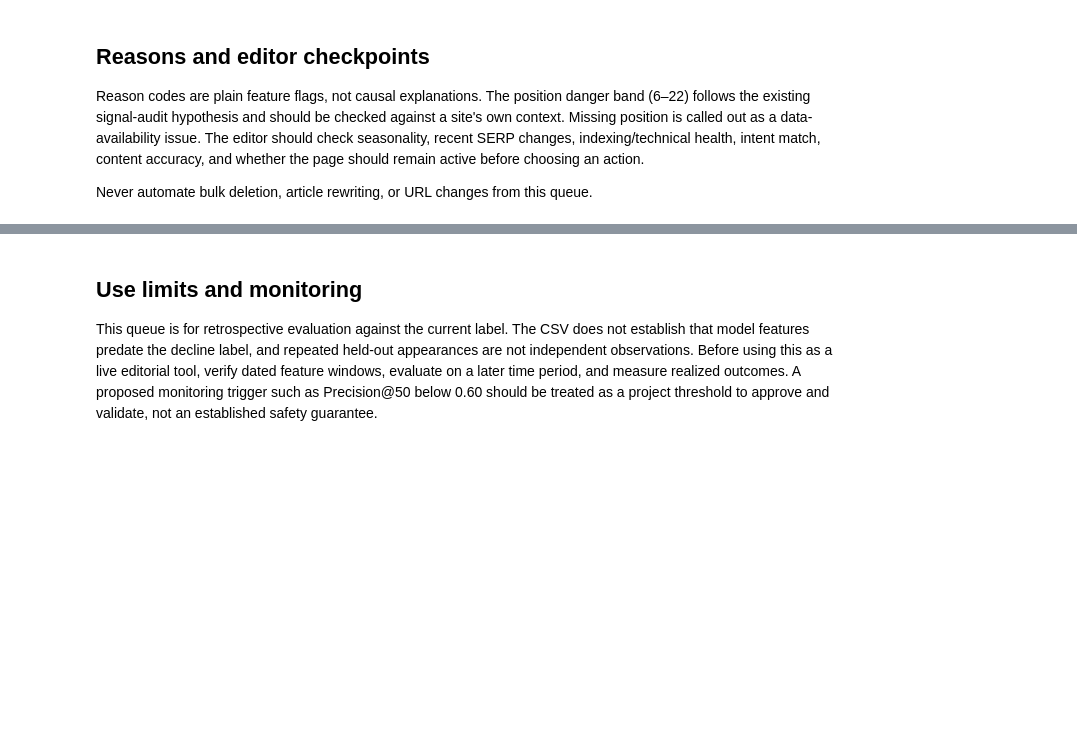
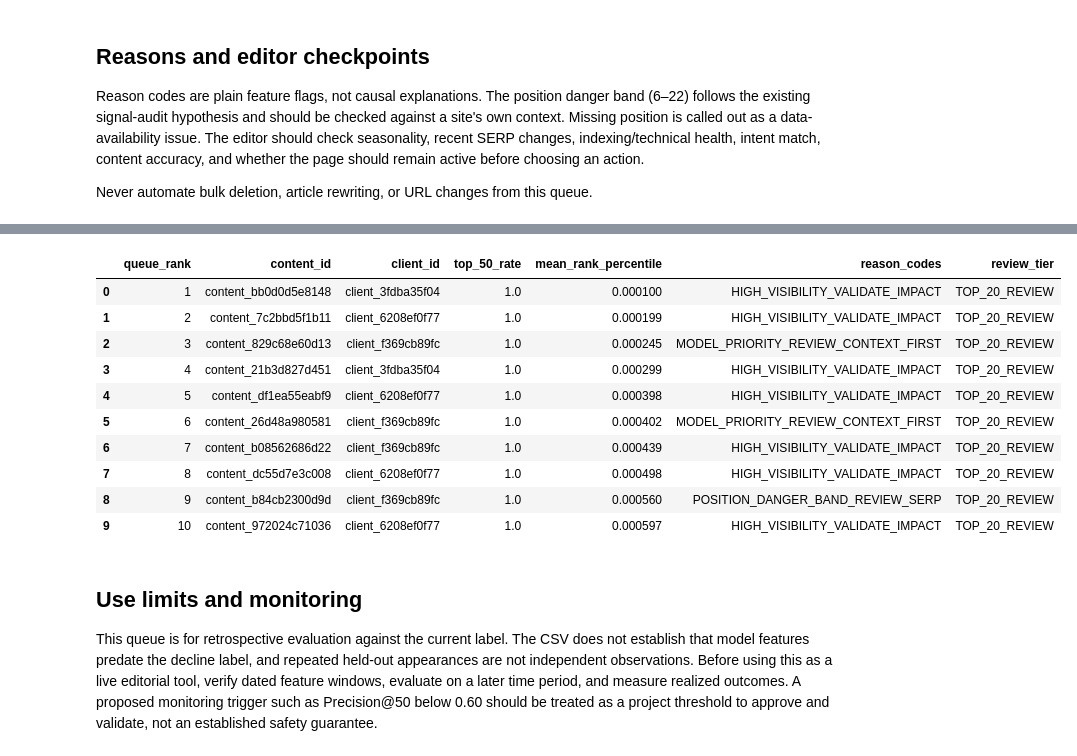
Before and after one commit to huseyinTozluyurt/Flyrank-Internship-MachineLearning, a Jupyter notebook: work/notebooks/milestone_5_action_playbook.ipynb, the cells around one changed output, grey strips where cells are left out. Saved outputs shown, nothing was run; the diff lists cells and outputs as text; code cells hidden in the pictures; blank space fills up the shorter version.

```diff
--- a/work/notebooks/milestone_5_action_playbook.ipynb
+++ b/work/notebooks/milestone_5_action_playbook.ipynb
@@ -167,6 +167,20 @@ display(logistic_queue.head(10)[['queue_rank','content_id','client_id','top_50_r
 | 7 | 8 | content_6384168f8647 | client_624b60c58c | 1.0 | 0.000582 | POSITION_DANGER_BAND_REVIEW_SERP | TOP_20_REVIEW |
 | 8 | 9 | content_81fa7fe2098e | client_3fdba35f04 | 1.0 | 0.000597 | MODEL_PRIORITY_REVIEW_CONTEXT_FIRST | TOP_20_REVIEW |
 | 9 | 10 | content_26d48a980581 | client_f369cb89fc | 1.0 | 0.000630 | MODEL_PRIORITY_REVIEW_CONTEXT_FIRST | TOP_20_REVIEW |
+# %%
+display(forest_queue.head(10)[['queue_rank','content_id','client_id','top_50_rate','mean_rank_percentile','reason_codes','review_tier']])
+# %% [output]
+|  | queue_rank | content_id | client_id | top_50_rate | mean_rank_percentile | reason_codes | review_tier |
+| 0 | 1 | content_bb0d0d5e8148 | client_3fdba35f04 | 1.0 | 0.000100 | HIGH_VISIBILITY_VALIDATE_IMPACT | TOP_20_REVIEW |
+| 1 | 2 | content_7c2bbd5f1b11 | client_6208ef0f77 | 1.0 | 0.000199 | HIGH_VISIBILITY_VALIDATE_IMPACT | TOP_20_REVIEW |
+| 2 | 3 | content_829c68e60d13 | client_f369cb89fc | 1.0 | 0.000245 | MODEL_PRIORITY_REVIEW_CONTEXT_FIRST | TOP_20_REVIEW |
+| 3 | 4 | content_21b3d827d451 | client_3fdba35f04 | 1.0 | 0.000299 | HIGH_VISIBILITY_VALIDATE_IMPACT | TOP_20_REVIEW |
+| 4 | 5 | content_df1ea55eabf9 | client_6208ef0f77 | 1.0 | 0.000398 | HIGH_VISIBILITY_VALIDATE_IMPACT | TOP_20_REVIEW |
+| 5 | 6 | content_26d48a980581 | client_f369cb89fc | 1.0 | 0.000402 | MODEL_PRIORITY_REVIEW_CONTEXT_FIRST | TOP_20_REVIEW |
+| 6 | 7 | content_b08562686d22 | client_f369cb89fc | 1.0 | 0.000439 | HIGH_VISIBILITY_VALIDATE_IMPACT | TOP_20_REVIEW |
+| 7 | 8 | content_dc55d7e3c008 | client_6208ef0f77 | 1.0 | 0.000498 | HIGH_VISIBILITY_VALIDATE_IMPACT | TOP_20_REVIEW |
+| 8 | 9 | content_b84cb2300d9d | client_f369cb89fc | 1.0 | 0.000560 | POSITION_DANGER_BAND_REVIEW_SERP | TOP_20_REVIEW |
+| 9 | 10 | content_972024c71036 | client_6208ef0f77 | 1.0 | 0.000597 | HIGH_VISIBILITY_VALIDATE_IMPACT | TOP_20_REVIEW |
 # %% [markdown]
 ## Use limits and monitoring
 
```
